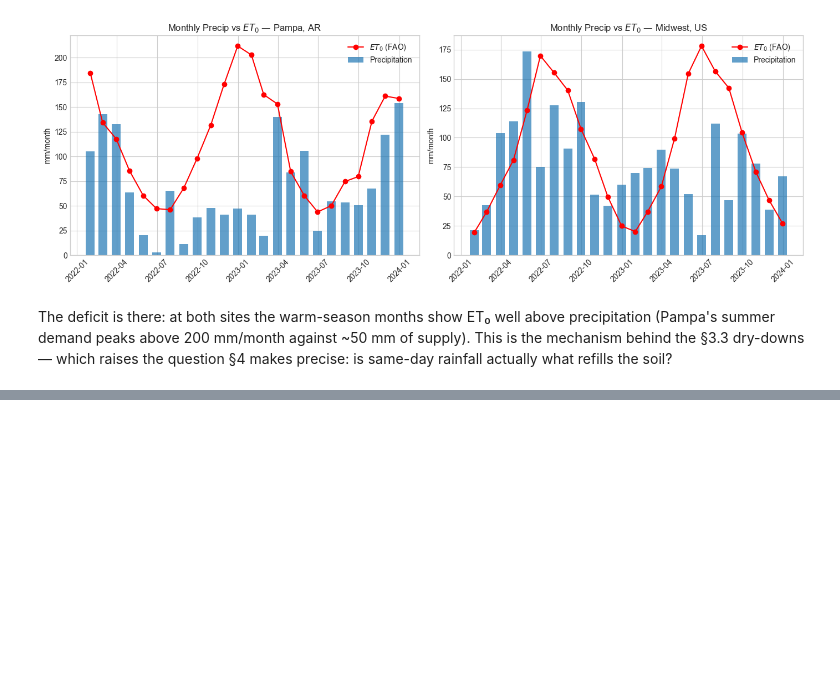
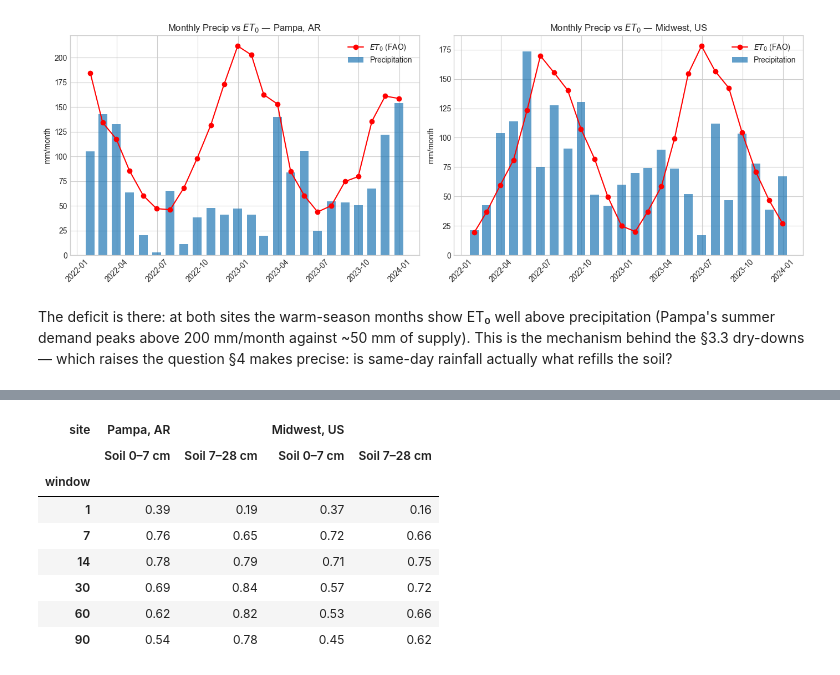
Before and after one commit to deloxantos/pretaverdi, a Jupyter notebook: notebooks/01-open-meteo-exploration.ipynb, the cells around one changed output, grey strips where cells are left out. Cells and saved outputs as stored; diff of their text form; code cells hidden in the pictures; blank space fills up the shorter version.

```diff
--- a/notebooks/01-open-meteo-exploration.ipynb
+++ b/notebooks/01-open-meteo-exploration.ipynb
@@ -283,0 +352,12 @@ The intuition fails — and that is the finding. Precipitation is the *weakest*-
+# %%
+windows.rename(columns=display_names)
+# %% [output]
+| site | Pampa, AR |  | Midwest, US |  |
+|  | Soil 0–7 cm | Soil 7–28 cm | Soil 0–7 cm | Soil 7–28 cm |
+| window |  |  |  |  |
+| 1 | 0.39 | 0.19 | 0.37 | 0.16 |
+| 7 | 0.76 | 0.65 | 0.72 | 0.66 |
+| 14 | 0.78 | 0.79 | 0.71 | 0.75 |
+| 30 | 0.69 | 0.84 | 0.57 | 0.72 |
+| 60 | 0.62 | 0.82 | 0.53 | 0.66 |
+| 90 | 0.54 | 0.78 | 0.45 | 0.62 |
```
Also changed, not shown: parts of 15 cells of this notebook, 8 other files.
